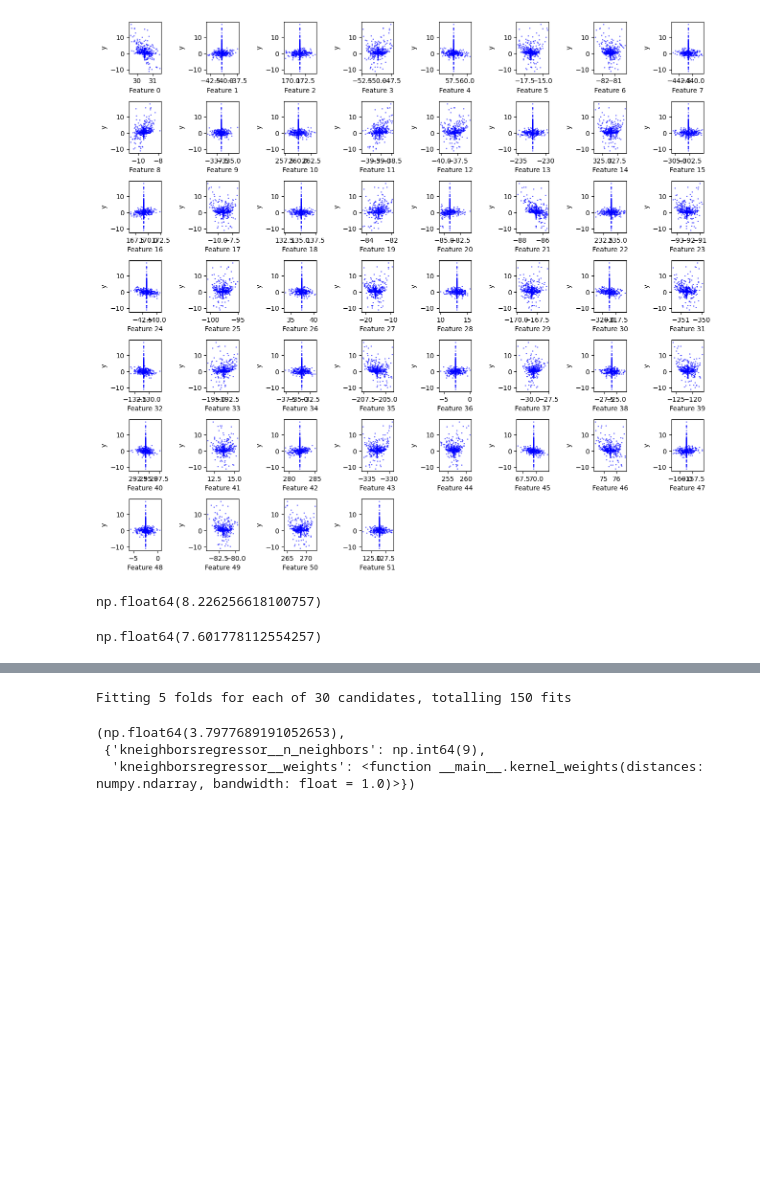
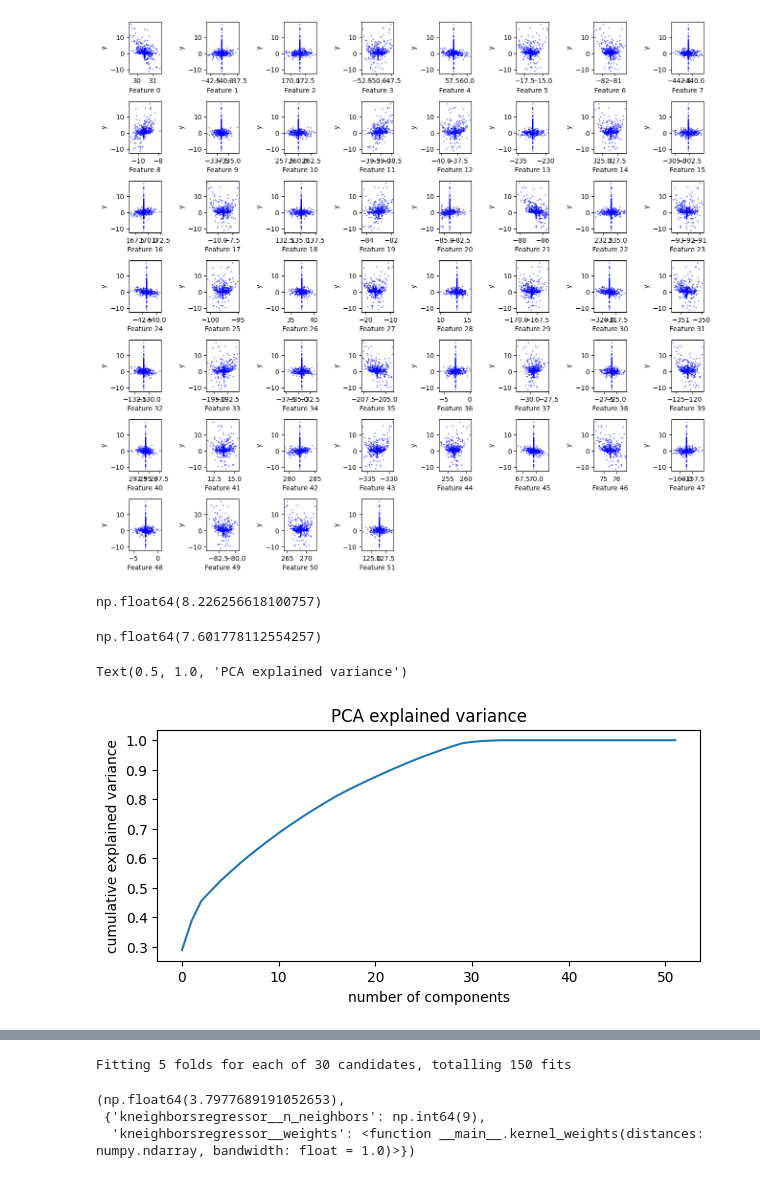
Before and after one commit to AlbinLind/Data-Science-Methodology, a Jupyter notebook: week 5/DSM_assignment3.ipynb, the cells around one changed output, grey strips where cells are left out. Drawn from its saved outputs; the diff is of its cells as text; code cells hidden in the pictures; blank space fills up the shorter version.

```diff
--- a/week 5/DSM_assignment3.ipynb
+++ b/week 5/DSM_assignment3.ipynb
@@ -206,3 +241,15 @@ y_hat = pipe.fit(X_train_filtered, y_train_filtered).predict(X_val)
 mean_squared_error(y_val, y_hat)
 # %% [output]
 np.float64(7.601778112554257)
+# %%
+# Show cumulative explained variance
+pipe = make_pipeline(seperate_x_transformer, StandardScaler(), PCA())
+pipe.fit(X_train_filtered)
+plt.figure(figsize=(7, 3))
+plt.plot(np.cumsum(pipe.named_steps['pca'].explained_variance_ratio_))
+plt.xlabel('number of components')
+plt.ylabel('cumulative explained variance')
+plt.title('PCA explained variance')
+# %% [output]
+Text(0.5, 1.0, 'PCA explained variance')
+[figure, added]
```
Also changed, not shown: parts of 18 cells of this notebook.
